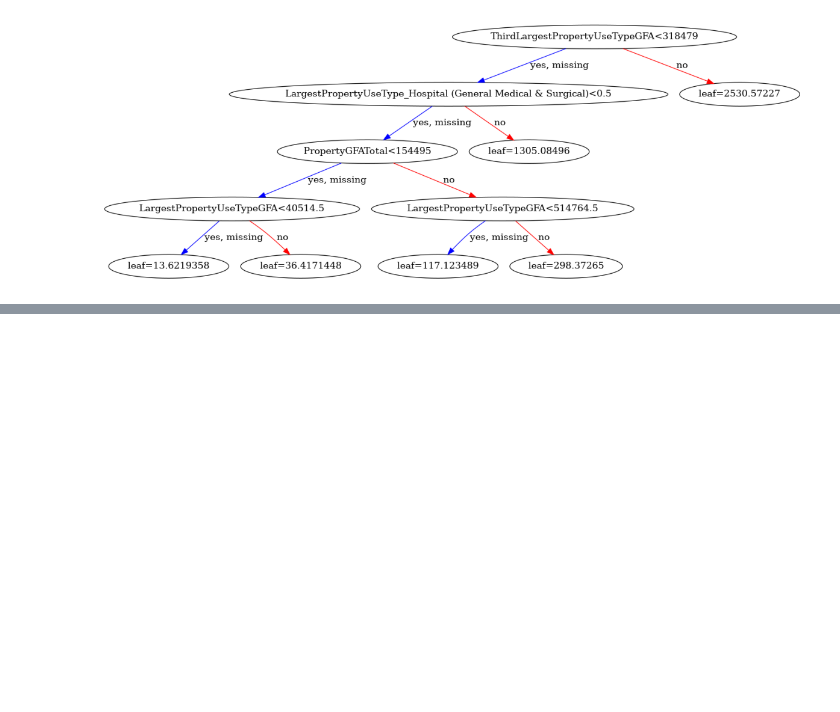
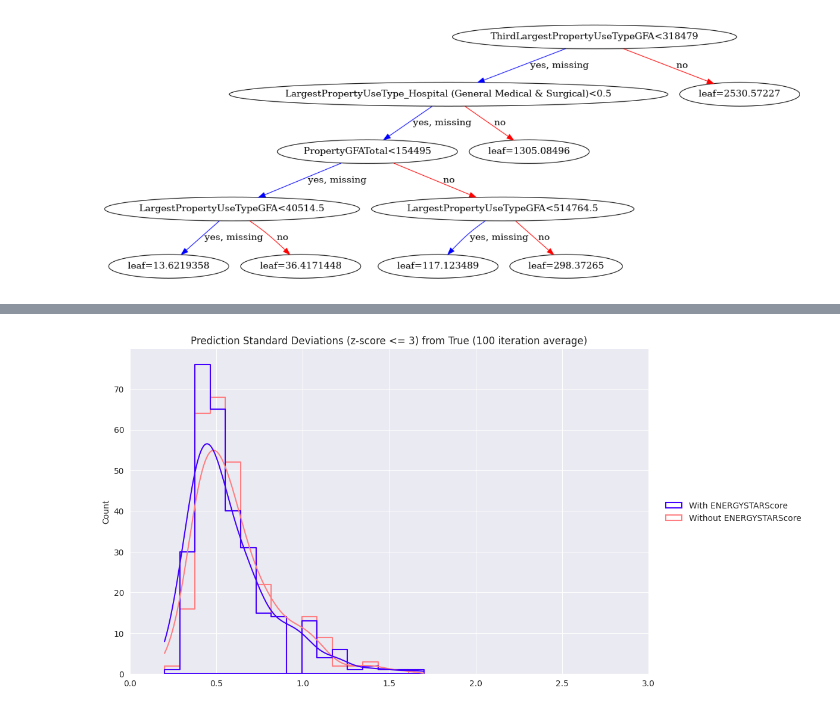
Before and after one commit to gabrielhermel/OC_DS_P4, a Jupyter notebook: Hermel_Gabriel_2_notebook_prediction_112022.ipynb, the cells around one changed output, grey strips where cells are left out. Saved outputs shown, nothing was run; the diff lists cells and outputs as text; code cells hidden in the pictures; blank space fills up the shorter version.

Commit message:
finished last model visualization

```diff
--- a/Hermel_Gabriel_2_notebook_prediction_112022.ipynb
+++ b/Hermel_Gabriel_2_notebook_prediction_112022.ipynb
@@ -874,0 +808,81 @@ for i in range(5):
+# %%
+sdt_dev_no_outliers = (
+    target.copy()
+    .drop(
+        np.where(np.abs(stats.zscore(target)).to_numpy() > 3)[0].tolist(),
+        axis=0,
+    )
+    .describe()["std"]
+)
+
+
+def get_avg_std_devs_from_true(X, y, runs=10, test_size=0.2, **kwargs):
+    std_devs_from_true = []
+
+    if "rand_seeds" in kwargs.keys():
+        rand_seeds = kwargs["rand_seeds"]
+    else:
+        rand_seeds = [random.randint(1, 500) for i in range(runs)]
+
+    for i in range(runs):
+        X_train, X_test, y_train, y_test = train_test_split(
+            X, y, test_size=test_size, random_state=rand_seeds[i]
+        )
+
+        xgb_regr.fit(X_train, y_train)
+
+        y_pred = xgb_regr.predict(X_test)
+        y_pred[y_pred < 0] = target.describe()["min"]
+        y_test = y_test.to_numpy()
+        run_std_devs_from_true = []
+
+        for i in range(len(y_pred)):
+            abs_diff = abs(y_pred[i] - y_test[i])
+
+            run_std_devs_from_true += [round(abs_diff / sdt_dev_no_outliers, 1)]
+
+        std_devs_from_true += [run_std_devs_from_true]
+
+    return [
+        round(x / len(std_devs_from_true), 1)
+        for x in np.sum(std_devs_from_true, axis=0)
+    ]
+
+
+runs = 100
+test_size = 0.2
+rand_seeds = [random.randint(1, 500) for i in range(runs)]
+avg_std_devs_from_true = pd.DataFrame(
+    {
+        "With ENERGYSTARScore": get_avg_std_devs_from_true(
+            X, y, runs=runs, test_size=test_size, rand_seeds=rand_seeds
+        ),
+        "Without ENERGYSTARScore": get_avg_std_devs_from_true(
+            X.copy().drop(["ENERGYSTARScore"], axis=1),
+            y,
+            runs=runs,
+            test_size=test_size,
+            rand_seeds=rand_seeds,
+        ),
+    }
+)
+
+pred_hp = sns.displot(
+    avg_std_devs_from_true,
+    bins=int(round(max(avg_std_devs_from_true.max().to_list()), 1) * 10),
+    kde=True,
+    height=6,
+    element="step",
+    lw=1.5,
+    aspect=1.6,
+    alpha=0.0,
+    palette="gnuplot2",
+)
+
+pred_hp.set(xlim=(0, 3))
+plt.title(
+    f"Prediction Standard Deviations (z-score <= 3) from True ({runs} iteration average)"
+)
+plt.show()
+# %% [output]
+[figure, added]
```
Also changed, not shown: parts of 2 cells of this notebook.
